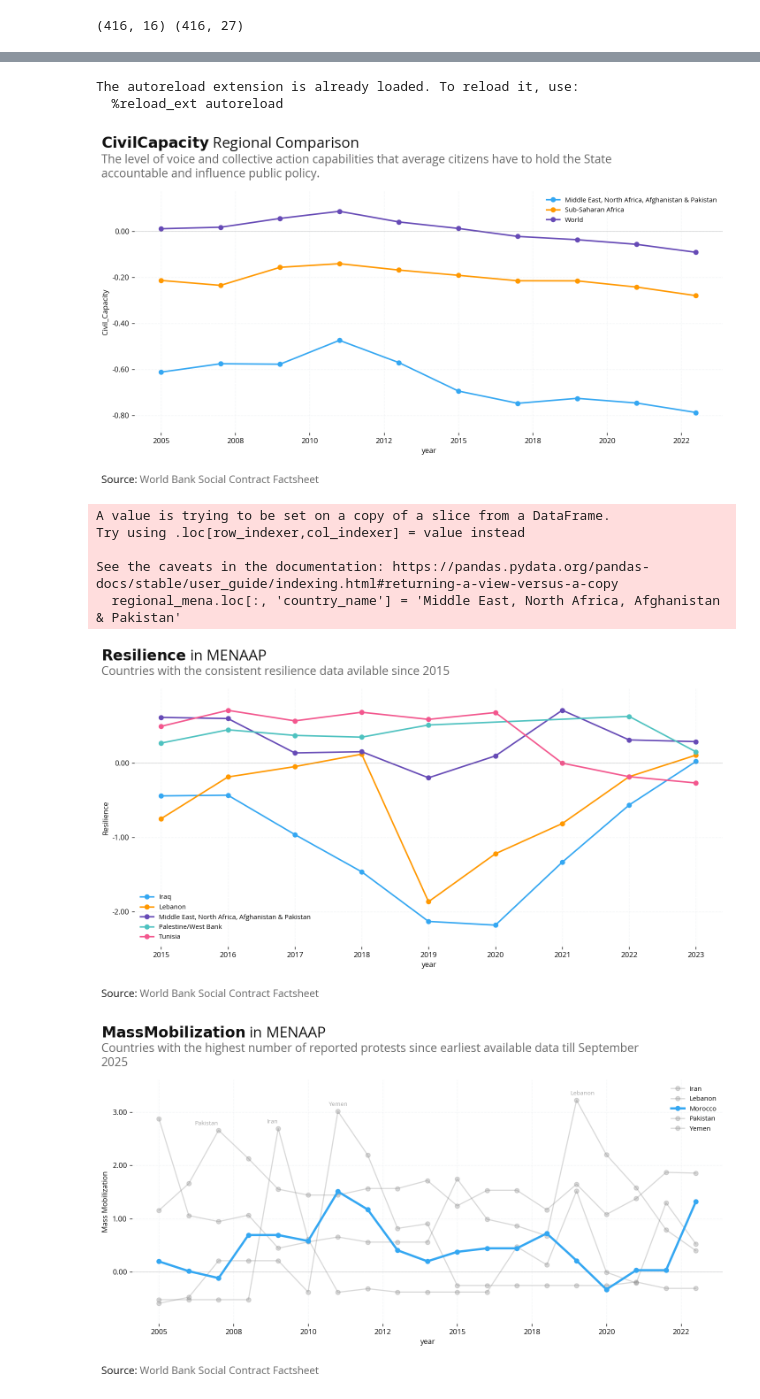
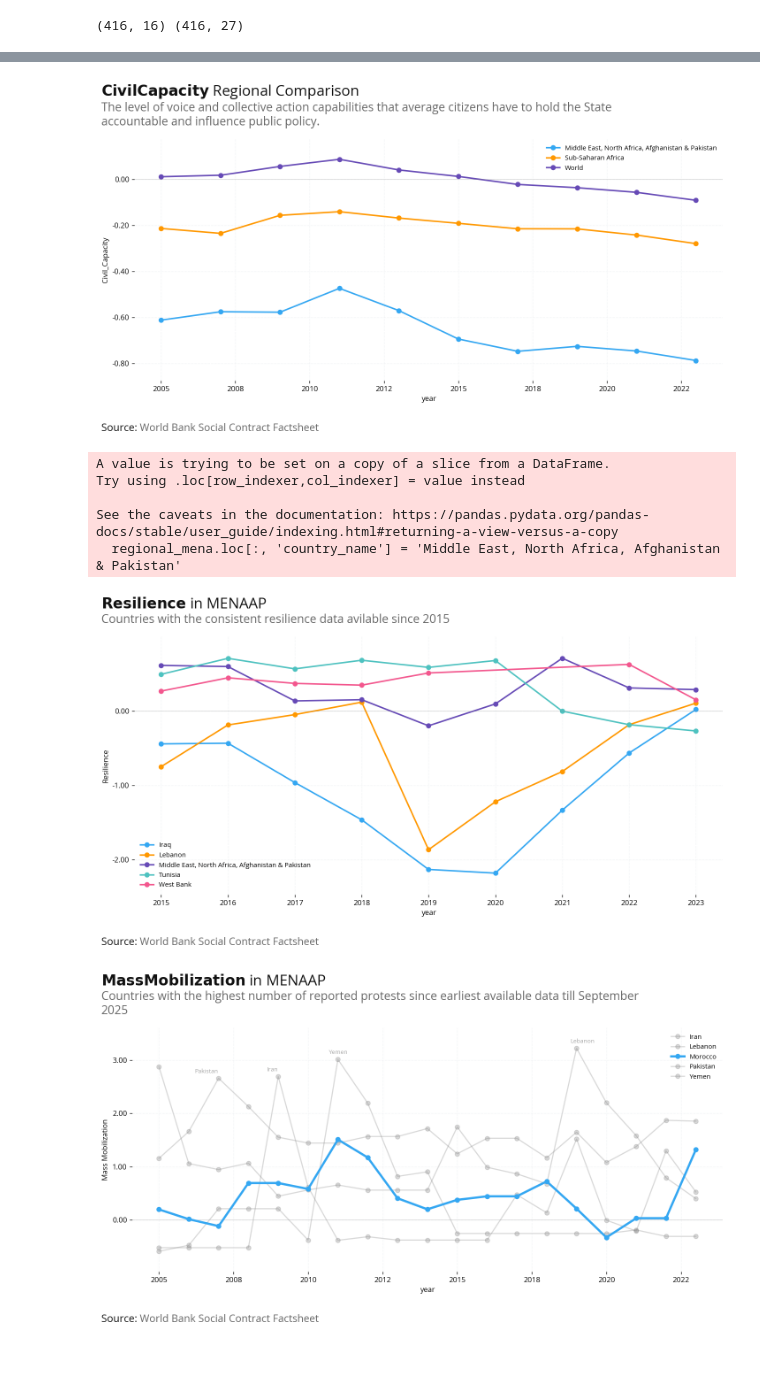
Before and after one commit to datapartnership/GenZ_Protest_Analysis, a Jupyter notebook: notebooks/social-contract.ipynb, the cells around one changed output, grey strips where cells are left out. Drawn from its saved outputs; the diff is of its cells as text; code cells hidden in the pictures; blank space fills up the shorter version.

```diff
--- a/notebooks/social-contract.ipynb
+++ b/notebooks/social-contract.ipynb
@@ -40,11 +40,17 @@ wb_regions.drop(columns=['Unnamed: 0.1', 'Unnamed: 0'], inplace=True)
 # %%
 countries_of_interest = [
     "Afghanistan","Pakistan","Algeria","Morocco","Libya","Yemen","Iran", "Iraq",
-    "Syria","Egypt","Lebanon","Djibouti","United Arab Emirates","Jordan","Palestine",
-    "Oman", "Qatar", "Saudi Arabia", "Kuwait", "Tunisia", "Bahrain", 'Palestine/Gaza', 'Palestine/West Bank']
+    "Syria","Egypt","Lebanon","Djibouti","United Arab Emirates","Jordan",
+    "Oman", "Qatar", "Saudi Arabia", "Kuwait", "Tunisia", "Bahrain", 'Gaza', 'West Bank']
 # %%
 df = pd.read_excel('../data/cloutiapp_data_documentation.xls', engine='xlrd', sheet_name = 'Social Contract Dataset')
 df_underlying = pd.read_excel('../data/cloutiapp_data_documentation.xls', engine='xlrd', sheet_name = 'Underlying Data')
+# %%
+df.loc[df['country_name'] == 'Palestine/West Bank', 'country_name'] = 'West Bank'
+df.loc[df['country_name'] == 'Palestine/Gaza', 'country_name'] = 'Gaza'
+
+df_underlying.loc[df_underlying['country_name'] == 'Palestine/West Bank', 'country_name'] = 'West Bank'
+df_underlying.loc[df_underlying['country_name'] == 'Palestine/Gaza', 'country_name'] = 'Gaza'
 # %%
 df = df.merge(df_underlying[['country_name', 'year','v2cagenmob']].drop_duplicates(), on = ['country_name', 'year'])
 df.rename(columns={'v2cagenmob':'Mass Mobilization'}, inplace=True)
@@ -116,9 +116,5 @@ The autoreload extension is already loaded. To reload it, use:
 [figure]
 # %%
-%load_ext autoreload
-%autoreload 2
-
-
 from visuals import *
 indicator = 'Civil_Capacity'
 df = regional[regional['wbregion'].isin(['Middle East, North Africa, Afghanistan & Pakistan', 'Sub-Saharan Africa', 'World'])]
@@ -127,8 +123,6 @@ plot_lines_wb(df[df['year']>=2005], line_col = 'wbregion', x_col ='year',
               title = f'{str(indicator).replace('_', '')} Regional Comparison',
               subtitle='The level of voice and collective action capabilities that average citizens have to hold the State accountable and influence public policy.')
 # %% [output]
-The autoreload extension is already loaded. To reload it, use:
-  %reload_ext autoreload
 [figure]
 # %%
 regional_mena = regional[regional['wbregion']=='Middle East, North Africa, Afghanistan & Pakistan']
@@ -143,13 +137,13 @@ See the caveats in the documentation: https://pandas.pydata.org/pandas-docs/stab
 # %%
 from visuals import *
 indicator = 'Resilience'
-df = mena[mena['country_name'].isin(['Middle East, North Africa, Afghanistan & Pakistan', 'Morocco', 'Lebanon', 'Iraq', 'Tunisia','Palestine/West Bank'])]
+df = mena[mena['country_name'].isin(['Middle East, North Africa, Afghanistan & Pakistan', 'Morocco', 'Lebanon', 'Iraq', 'Tunisia','West Bank'])]
 plot_lines_wb(df[df['year']>=2015], line_col = 'country_name', x_col ='year',
               value_col = indicator,
               title = f'{str(indicator).replace(' ', '')} in MENAAP',
               subtitle='Countries with the consistent resilience data avilable since 2015')
 # %% [output]
-[figure, old version]
+[figure, new version]
 # %%
 from visuals import *
 indicator = 'Mass Mobilization'
```
Also changed, not shown: parts of 10 cells of this notebook.
